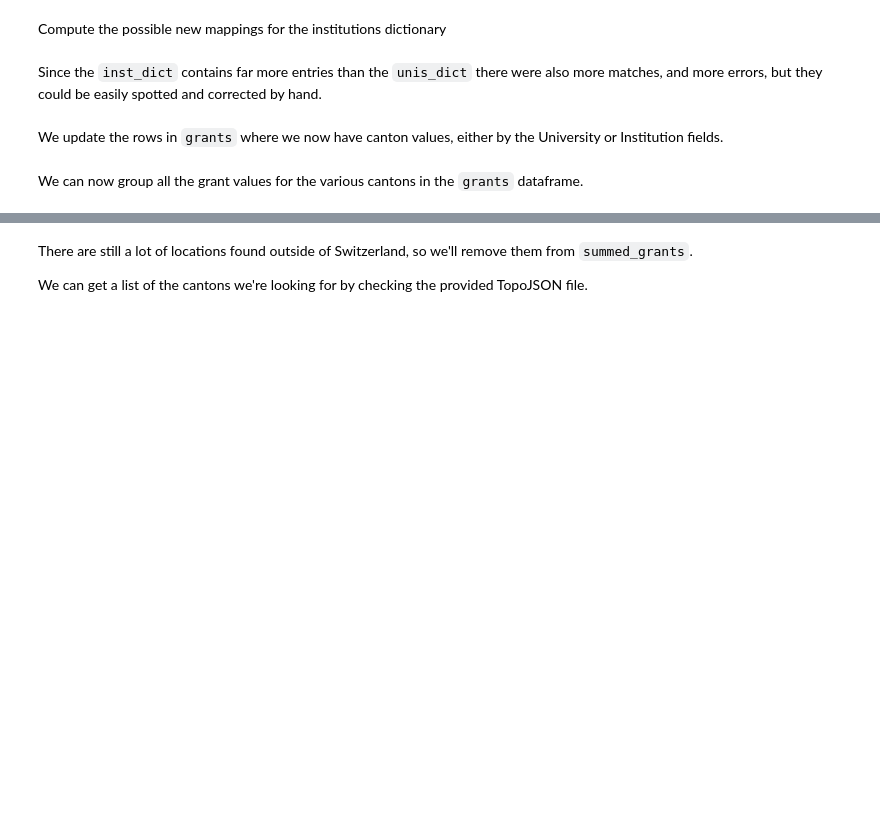
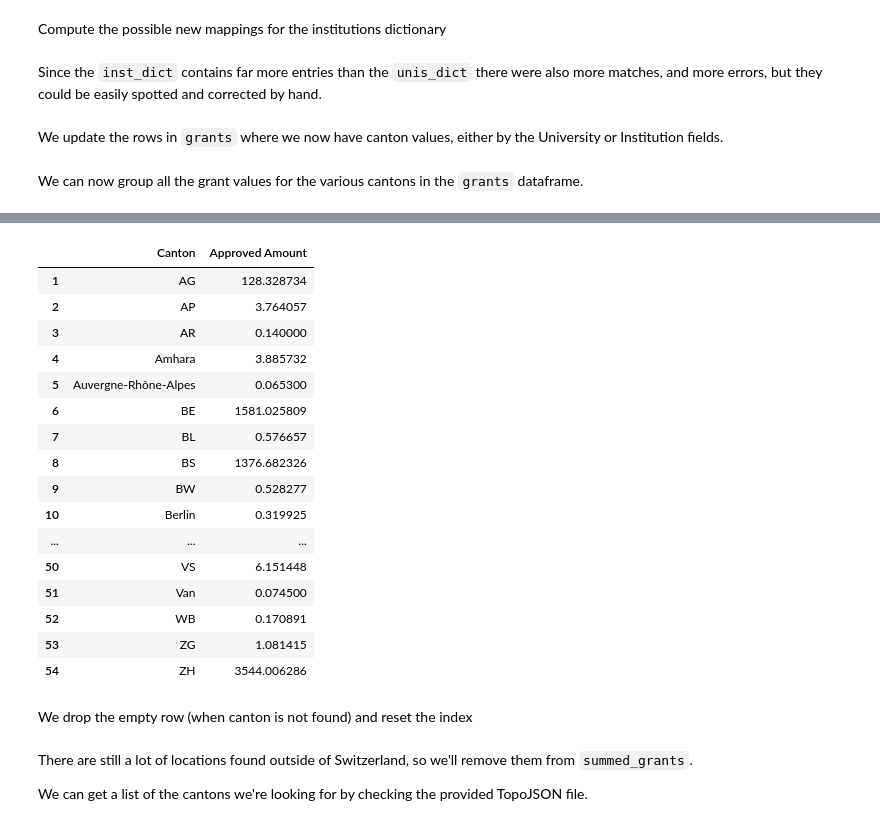
Before and after one commit to semplea/adaepfl-hw, a Jupyter notebook: 03 - Interactive Viz/Data viz.ipynb, the cells around one changed output, grey strips where cells are left out. Saved outputs shown, nothing was run; the diff lists cells and outputs as text; code cells hidden in the pictures; blank space fills up the shorter version.

```diff
--- a/03 - Interactive Viz/Data viz.ipynb
+++ b/03 - Interactive Viz/Data viz.ipynb
@@ -226,3 +308,28 @@ summed_grants
+# %%
+IN_MIL = 1e6
+summed_grants['Approved Amount'] = summed_grants['Approved Amount'].apply(lambda x: x/IN_MIL)
+# %%
+summed_grants
+# %% [output]
+|  | Canton | Approved Amount |
+| 1 | AG | 128.328734 |
+| 2 | AP | 3.764057 |
+| 3 | AR | 0.140000 |
+| 4 | Amhara | 3.885732 |
+| 5 | Auvergne-Rhône-Alpes | 0.065300 |
+| 6 | BE | 1581.025809 |
+| 7 | BL | 0.576657 |
+| 8 | BS | 1376.682326 |
+| 9 | BW | 0.528277 |
+| 10 | Berlin | 0.319925 |
+| ... | ... | ... |
+| 50 | VS | 6.151448 |
+| 51 | Van | 0.074500 |
+| 52 | WB | 0.170891 |
+| 53 | ZG | 1.081415 |
+| 54 | ZH | 3544.006286 |
+# %% [markdown]
+We drop the empty row (when canton is not found) and reset the index
 # %% [markdown]
 There are still a lot of locations found outside of Switzerland, so we'll remove them from `summed_grants`.
 
```
Also changed, not shown: parts of 24 cells of this notebook, 1 other file.
